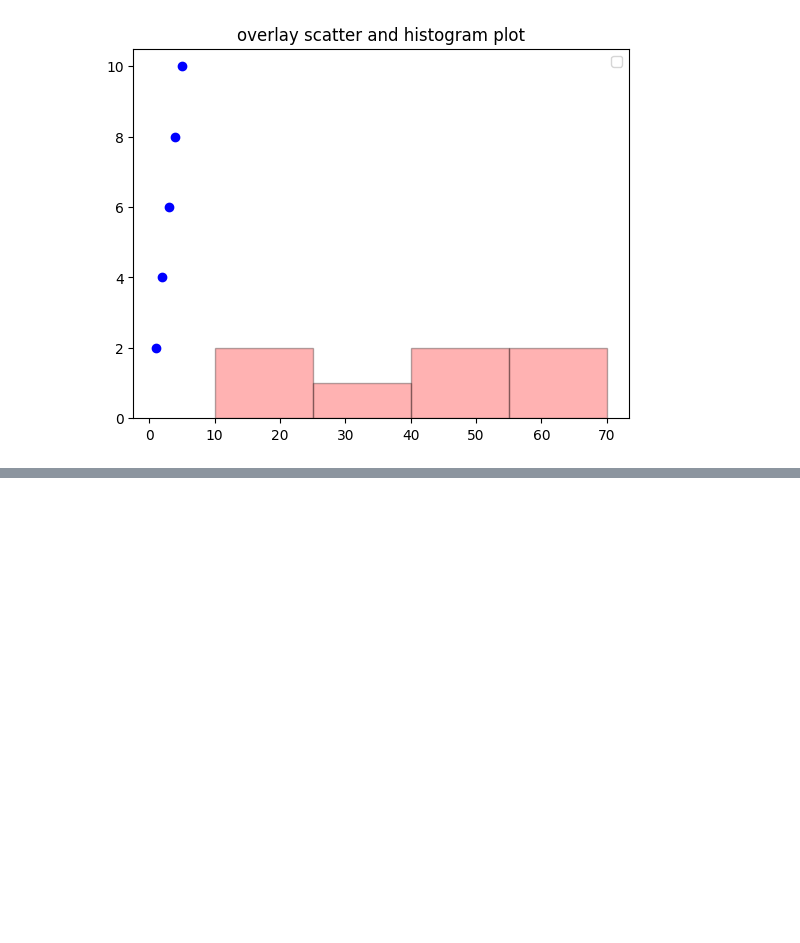
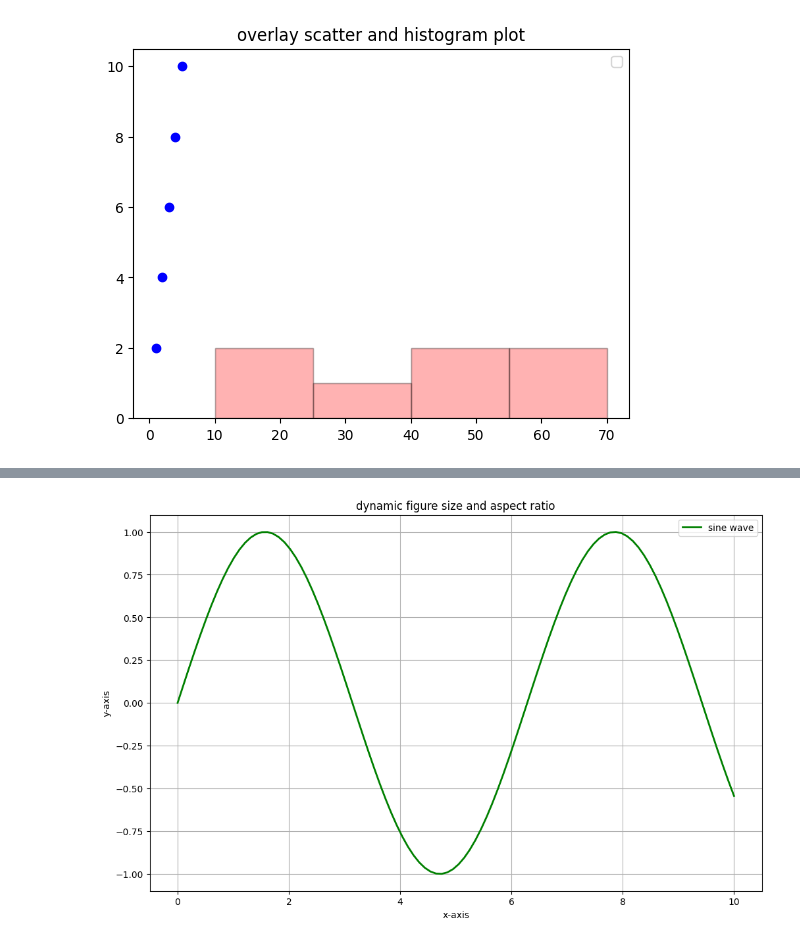
Before and after one commit to ranjuadhikari14/simplematplotlib, a Jupyter notebook: simplematplotlib.ipynb, the cells around one changed output, grey strips where cells are left out. Cells and saved outputs as stored; diff of their text form; code cells hidden in the pictures; blank space fills up the shorter version.

```diff
--- a/simplematplotlib.ipynb
+++ b/simplematplotlib.ipynb
@@ -120,0 +136,13 @@ plt.show()
+# %%
+fig_width=12
+fig_height=fig_width/1.618
+plt.figure(figsize=(fig_width,fig_height))
+plt.plot(x,y,'g-',lw=2,label='sine wave')
+plt.title('dynamic figure size and aspect ratio')
+plt.xlabel('x-axis')
+plt.ylabel('y-axis')
+plt.legend()
+plt.grid(True)
+plt.show()
+# %% [output]
+[figure, added]
```
Also changed, not shown: parts of 5 cells of this notebook.
